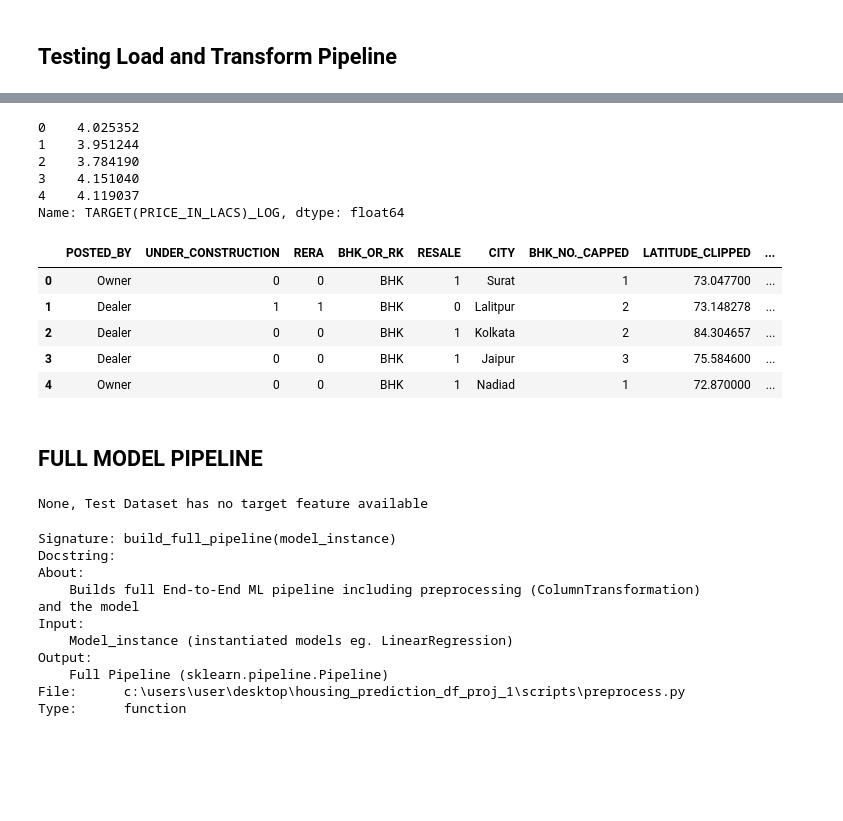
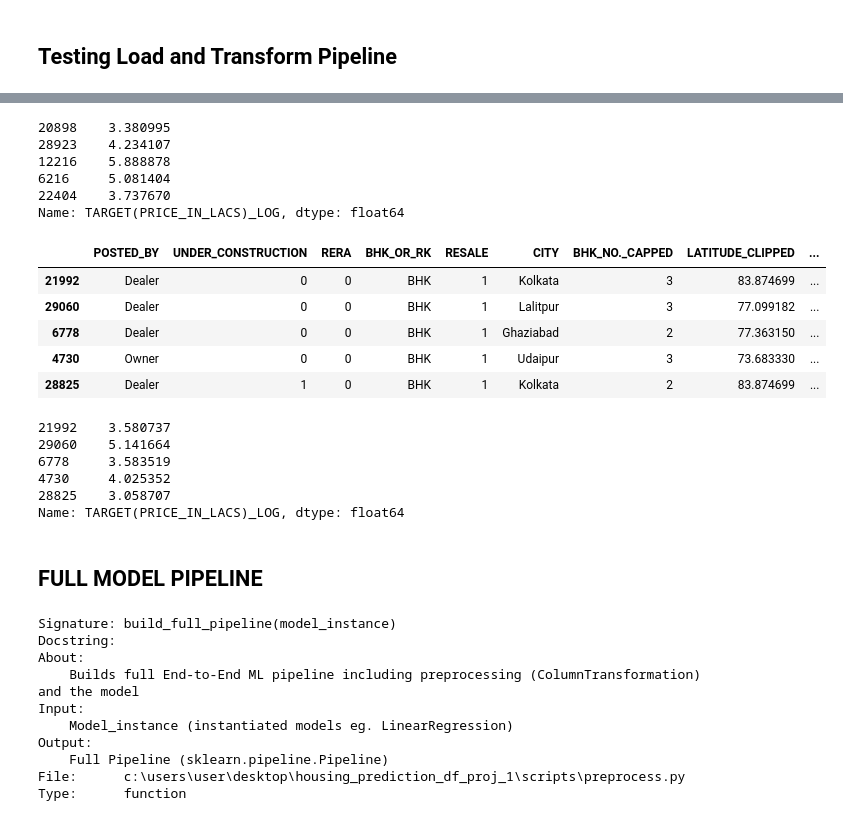
Before and after one commit to Bjoshua25/Housing-Prediction-in-India-DevelopersFoundry-proj-1, a Jupyter notebook: notebooks/models.ipynb, the cells around one changed output, grey strips where cells are left out. Saved outputs shown, nothing was run; the diff lists cells and outputs as text; code cells hidden in the pictures; blank space fills up the shorter version.

```diff
--- a/notebooks/models.ipynb
+++ b/notebooks/models.ipynb
@@ -161,14 +161,14 @@ Type:      function
 # %%
 # ------ LOAD AND TRANSFORM ------
 # Training dataset
-X_train, y_train = load_and_transform(train_dir)
+X_train, X_val, y_train, y_val = load_and_transform(train_dir)
 
-# Testing dataset
-X_test, y_test = load_and_transform(test_dir)
+# # Testing dataset
+# X_train, X_val, y_train, y_val = load_and_transform(test_dir)
 
 # Checking shapes
 print(f"X_train shape: {X_train.shape}")
 print(f"y_train shape: {y_train.shape}")
-print(f"X_test shape: {X_test.shape}")
-print(f"y_test shape: {X_test.shape}") #But Has been assigned as None
+print(f"X_test shape: {X_val.shape}")
+print(f"y_test shape: {y_val.shape}")
 # %% [output]
@@ -189,34 +188,39 @@ X_train.head()
 # %%
 y_train.head()
 # %% [output]
-0    4.025352
-1    3.951244
-2    3.784190
-3    4.151040
-4    4.119037
+20898    3.380995
+28923    4.234107
+12216    5.888878
+6216     5.081404
+22404    3.737670
 Name: TARGET(PRICE_IN_LACS)_LOG, dtype: float64
 # %%
-X_test.head()
+X_val.head()
 # %% [output]
 |  | POSTED_BY | UNDER_CONSTRUCTION | RERA | BHK_OR_RK | RESALE | CITY | BHK_NO._CAPPED | LATITUDE_CLIPPED | ... |
-| 0 | Owner | 0 | 0 | BHK | 1 | Surat | 1 | 73.047700 | ... |
-| 1 | Dealer | 1 | 1 | BHK | 0 | Lalitpur | 2 | 73.148278 | ... |
-| 2 | Dealer | 0 | 0 | BHK | 1 | Kolkata | 2 | 84.304657 | ... |
-| 3 | Dealer | 0 | 0 | BHK | 1 | Jaipur | 3 | 75.584600 | ... |
-| 4 | Owner | 0 | 0 | BHK | 1 | Nadiad | 1 | 72.870000 | ... |
+| 21992 | Dealer | 0 | 0 | BHK | 1 | Kolkata | 3 | 83.874699 | ... |
+| 29060 | Dealer | 0 | 0 | BHK | 1 | Lalitpur | 3 | 77.099182 | ... |
+| 6778 | Dealer | 0 | 0 | BHK | 1 | Ghaziabad | 2 | 77.363150 | ... |
+| 4730 | Owner | 0 | 0 | BHK | 1 | Udaipur | 3 | 73.683330 | ... |
+| 28825 | Dealer | 1 | 0 | BHK | 1 | Kolkata | 2 | 83.874699 | ... |
 # %%
-y_test
+y_val.head()
+# %% [output]
+21992    3.580737
+29060    5.141664
+6778     3.583519
+4730     4.025352
+28825    3.058707
+Name: TARGET(PRICE_IN_LACS)_LOG, dtype: float64
 # %% [markdown]
 ## FULL MODEL PIPELINE
 # %%
 # ------ LOAD AND TRANSFORM DATA -------
 # transform train set
-X_train, y_train = load_and_transform(train_dir)
+X_train, X_val, y_train, y_val = load_and_transform(train_dir)
 
-# transform test set
-X_test, y_test = load_and_transform(test_dir)
+# # transform test set
+# X_test, y_test = load_and_transform(test_dir)
-# %% [output]
-None, Test Dataset has no target feature available
 # %%
 # ----- INSTANTIATE MODELS ------
 
```
Also changed, not shown: parts of 7 cells of this notebook, 2 other files.
